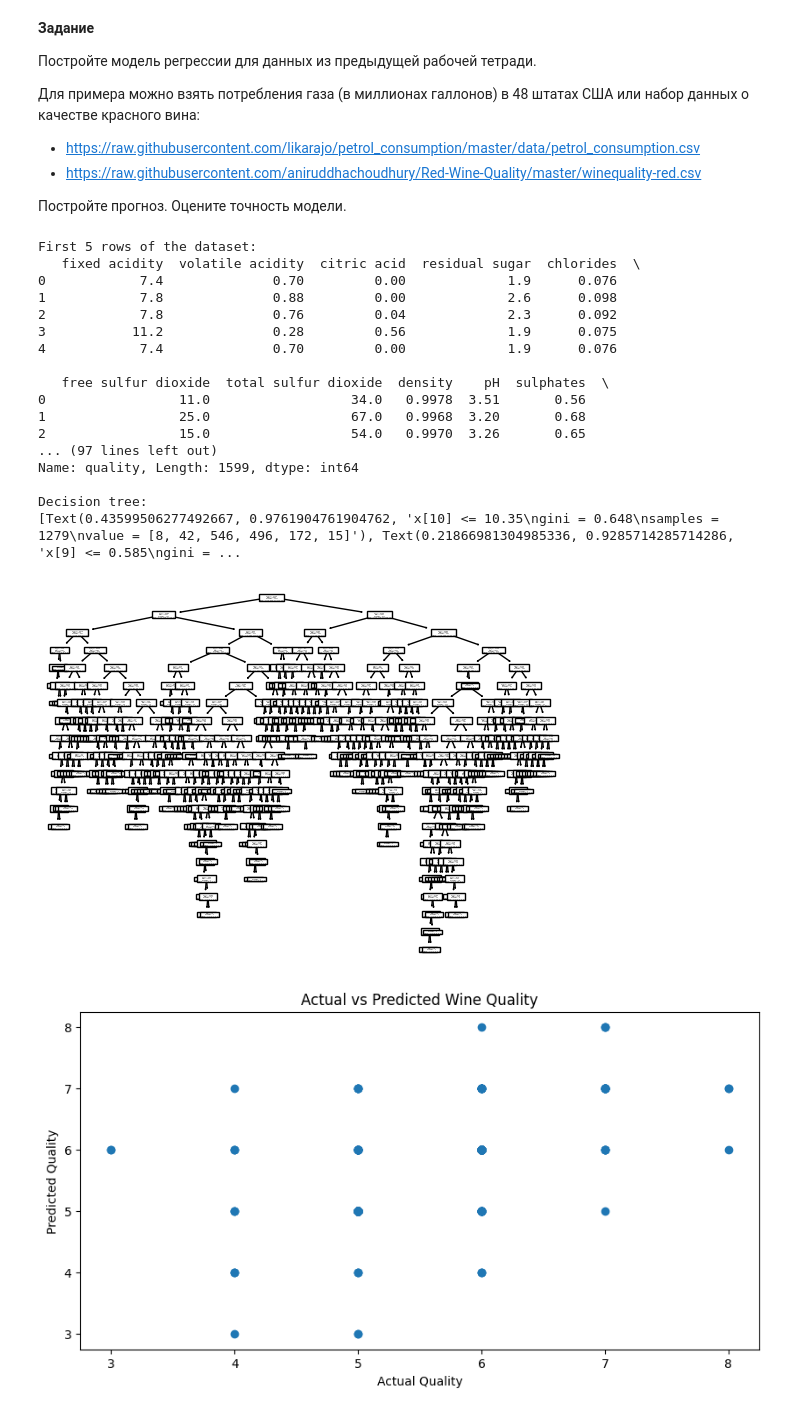
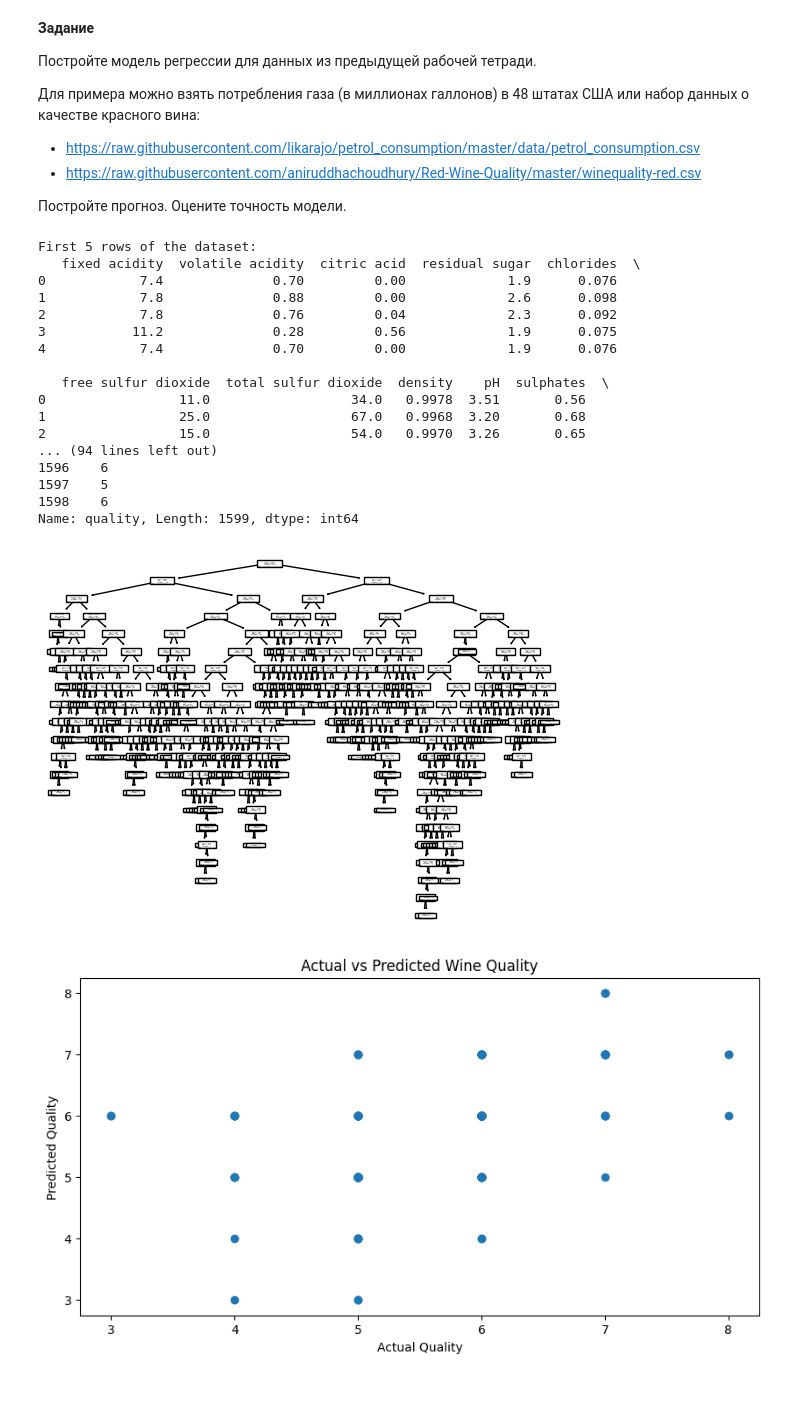
Before and after one commit to medlcago/MIREA-Practical-works, a Jupyter notebook: artificial intelligence (2 course)/Workbook_5/Korolev_A_A_5.ipynb, the cells around one changed output. Saved outputs shown, nothing was run; the diff lists cells and outputs as text; code cells hidden in the pictures.

```diff
--- a/artificial intelligence (2 course)/Workbook_5/Korolev_A_A_5.ipynb
+++ b/artificial intelligence (2 course)/Workbook_5/Korolev_A_A_5.ipynb
@@ -892,7 +892,7 @@ X_train, X_test, y_train, y_test = train_test_split(X, y, test_size=0.2, random_
 regressor = DecisionTreeClassifier()
 regressor.fit(X_train, y_train)
 
-print(f"\nDecision tree:\n{tree.plot_tree(regressor)}")
+tree.plot_tree(regressor)
 plt.show()
 
 y_pred = regressor.predict(X_test)
@@ -905,39 +905,39 @@ plt.title('Actual vs Predicted Wine Quality')
 plt.show()
 
 df = pd.DataFrame({
     "Actual": y_test,
     "Predicted": y_pred
 })
 
 print(f"\nActual vs Predicted values:\n{df}")
 
 mse = metrics.mean_squared_error(y_test, y_pred)
 mae = metrics.mean_absolute_error(y_test, y_pred)
 mape = mae / np.average(y) * 100
 
 print(f"\nMean Squared Error: {mse}")
 print(f"Mean Absolute Error: {mae}")
 print(f"Mean Absolute Percentage Error: {mape} %")
 # %% [output]
 First 5 rows of the dataset:
    fixed acidity  volatile acidity  citric acid  residual sugar  chlorides  \
 0            7.4              0.70         0.00             1.9      0.076
 1            7.8              0.88         0.00             2.6      0.098
 2            7.8              0.76         0.04             2.3      0.092
 3           11.2              0.28         0.56             1.9      0.075
 4            7.4              0.70         0.00             1.9      0.076
 
    free sulfur dioxide  total sulfur dioxide  density    pH  sulphates  \
 0                 11.0                  34.0   0.9978  3.51       0.56
 1                 25.0                  67.0   0.9968  3.20       0.68
 2                 15.0                  54.0   0.9970  3.26       0.65
-... (97 lines left out)
+... (94 lines left out)
+1596    6
+1597    5
+1598    6
 Name: quality, Length: 1599, dtype: int64
-
-Decision tree:
-[Text(0.43599506277492667, 0.9761904761904762, 'x[10] <= 10.35\ngini = 0.648\nsamples = 1279\nvalue = [8, 42, 546, 496, 172, 15]'), Text(0.21866981304985336, 0.9285714285714286, 'x[9] <= 0.585\ngini = ...
-[figure, old version]
+[figure, new version]
-[figure, old version]
+[figure, new version]
 Actual vs Predicted values:
       Actual  Predicted
 1109       6          6
```
Also changed, not shown: parts of 1 cell of this notebook.
